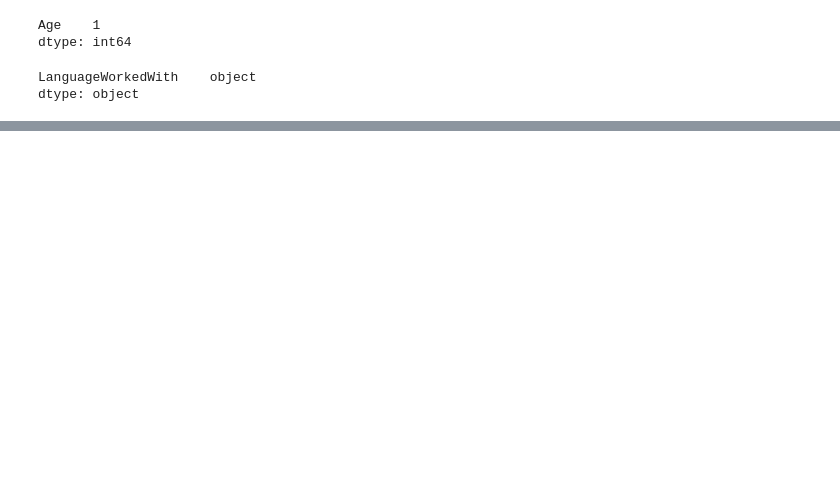
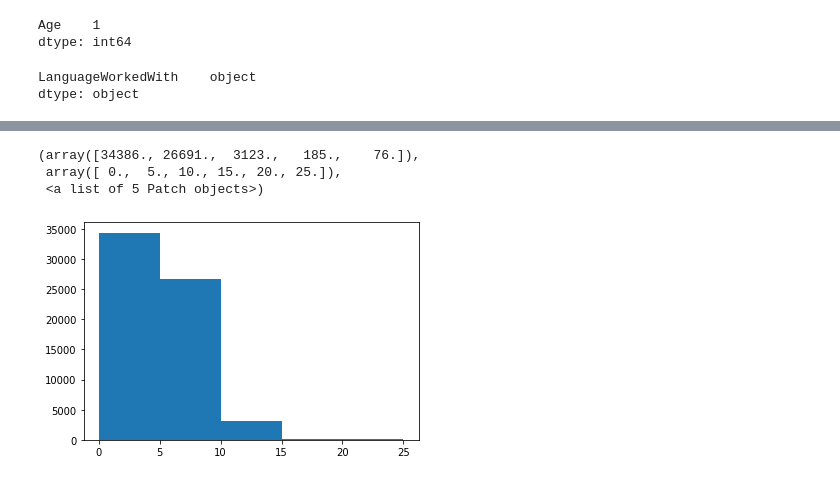
Before and after one commit to xixiaodong/MediumDSPost, a Jupyter notebook: Untitled1.ipynb, the cells around one changed output, grey strips where cells are left out. Cells and saved outputs as stored; diff of their text form; code cells hidden in the pictures; blank space fills up the shorter version.

```diff
--- a/Untitled1.ipynb
+++ b/Untitled1.ipynb
@@ -83,3 +44,6 @@ df[['LanguageWorkedWith']].dtypes
 # %% [output]
 LanguageWorkedWith    object
 dtype: object
+# %%
+# Change the object to string
+df['LanguageWorkedWith'] = df['LanguageWorkedWith'].astype('str')
@@ -85,0 +66,10 @@ dtype: object
+# %%
+def countLang(x):
+    if x == 'nan':
+        return 0
+    else:
+        return x.count(';') + 1
+# %%
+df['NumLang'] = df.apply(lambda x: countLang(x['LanguageWorkedWith']), axis=1)
+# %%
+df['NumLang'] = df.apply
@@ -85,0 +92,7 @@ dtype: object
+# %%
+plt.hist(df['NumLang'],bins=5)
+# %% [output]
+(array([34386., 26691.,  3123.,   185.,    76.]),
+ array([ 0.,  5., 10., 15., 20., 25.]),
+ <a list of 5 Patch objects>)
+[figure, added]
```
Also changed, not shown: parts of 20 cells of this notebook.
